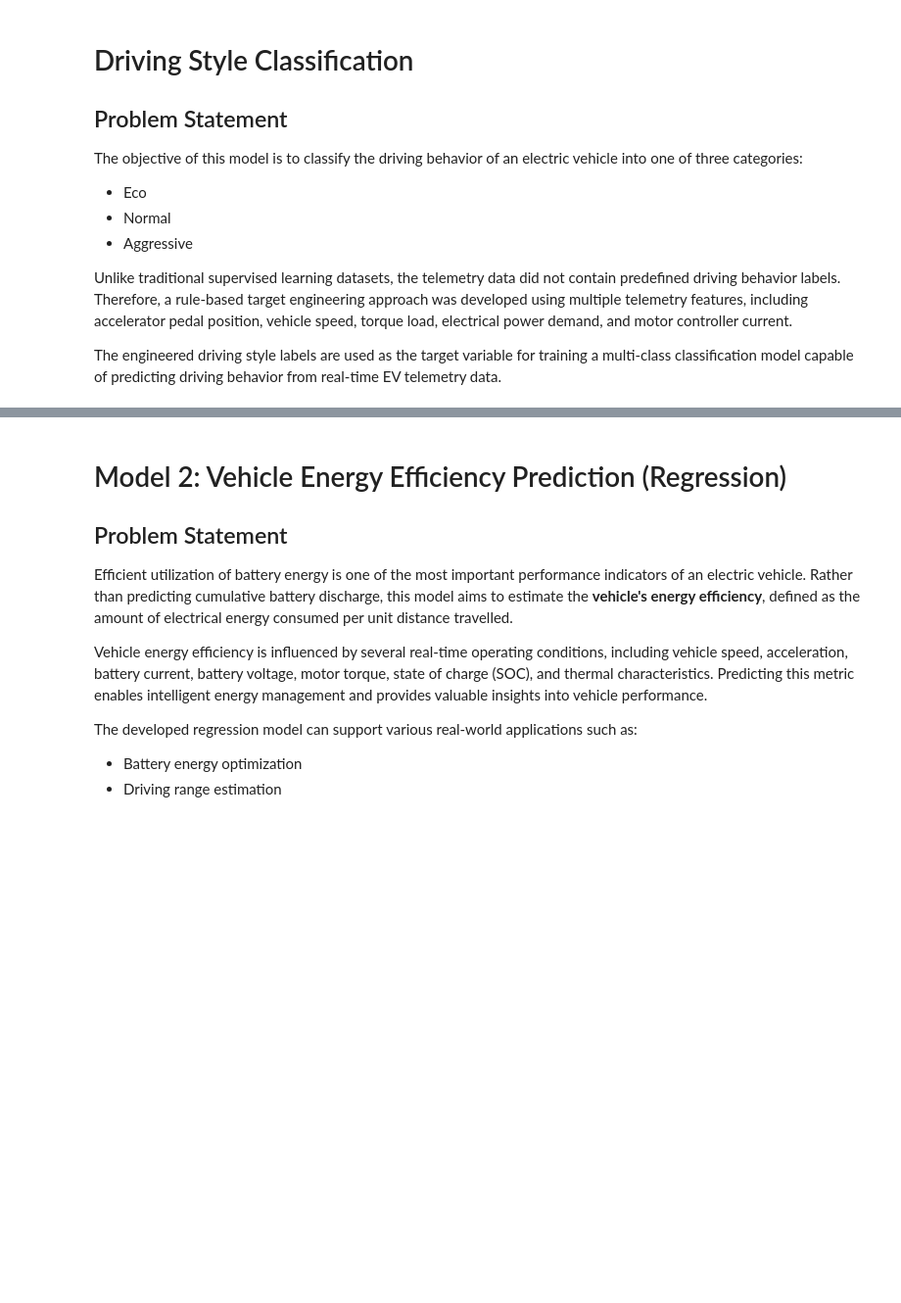
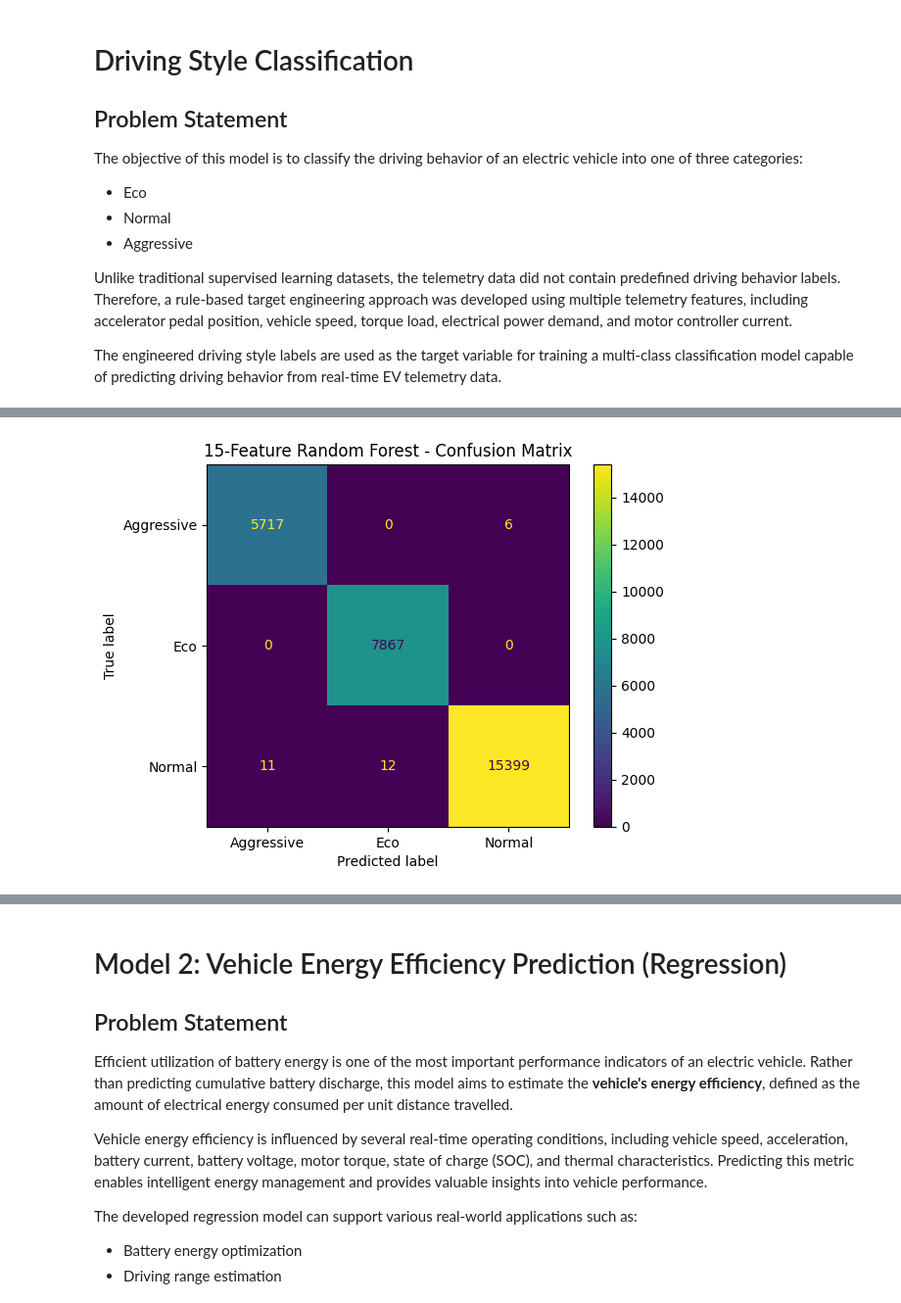
Before and after one commit to Shrawani-DS/ev-intelligence-system, a Jupyter notebook: notebook/ev_analysis.ipynb, the cells around one changed output, grey strips where cells are left out. Shown at 98% size. Cells and saved outputs as stored; diff of their text form; code cells hidden in the pictures; blank space fills up the shorter version.

```diff
--- a/notebook/ev_analysis.ipynb
+++ b/notebook/ev_analysis.ipynb
@@ -1243,0 +1504,19 @@ df["Total_Discharge_energy"].diff().describe()
+# %%
+# Train Random Forest - 15 Features
+
+
+rf_15 = RandomForestClassifier(
+    n_estimators=200,
+    max_depth=15,
+    min_samples_split=10,
+    min_samples_leaf=5,
+    random_state=42,
+    n_jobs=-1
+)
+
+rf_15.fit(
+    X15_train,
+    y_train
+)
+
+print("15-feature Random Forest training completed.")
@@ -1243,0 +1538,79 @@ df["Total_Discharge_energy"].diff().describe()
+# %%
+# Training predictions
+
+
+y_train_pred_rf15 = rf_15.predict(X15_train)
+
+train_accuracy_rf15 = accuracy_score(
+    y_train,
+    y_train_pred_rf15
+)
+
+
+# ---------------------------------------------
+# Testing predictions
+# ---------------------------------------------
+
+y_test_pred_rf15 = rf_15.predict(X15_test)
+
+test_accuracy_rf15 = accuracy_score(
+    y_test,
+    y_test_pred_rf15
+)
+
+
+# ---------------------------------------------
+# Print training vs testing accuracy
+# ---------------------------------------------
+
+print("15-Feature Random Forest")
+print("-" * 45)
+
+print(f"Training Accuracy: {train_accuracy_rf15:.4f}")
+print(f"Testing Accuracy : {test_accuracy_rf15:.4f}")
+
+print(
+    f"Accuracy Gap     : "
+    f"{train_accuracy_rf15 - test_accuracy_rf15:.4f}"
+)
+
+
+# ---------------------------------------------
+# Testing Classification Report
+# ---------------------------------------------
+
+print("\nTesting Classification Report:\n")
+
+print(
+    classification_report(
+        y_test,
+        y_test_pred_rf15
+    )
+)
+
+
+# ---------------------------------------------
+# Testing Confusion Matrix
+# ---------------------------------------------
+
+cm_rf15 = confusion_matrix(
+    y_test,
+    y_test_pred_rf15
+)
+
+print("\nTesting Confusion Matrix:\n")
+print(cm_rf15)
+
+
+# ---------------------------------------------
+# Confusion Matrix Visualization
+# ---------------------------------------------
+
+ConfusionMatrixDisplay(
+    confusion_matrix=cm_rf15,
+    display_labels=rf_15.classes_
+).plot()
+
+plt.title("15-Feature Random Forest - Confusion Matrix")
+plt.show()
+# %% [output]
@@ -1243,0 +1634 @@ df["Total_Discharge_energy"].diff().describe()
+[figure, added]
```
Also changed, not shown: parts of 182 cells of this notebook.
